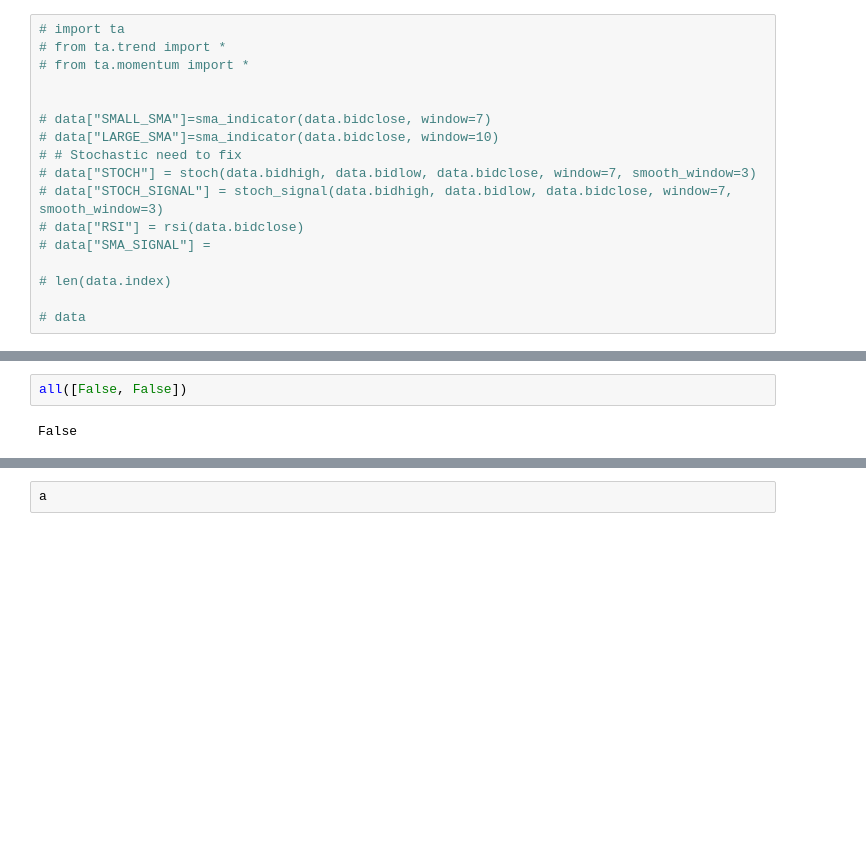
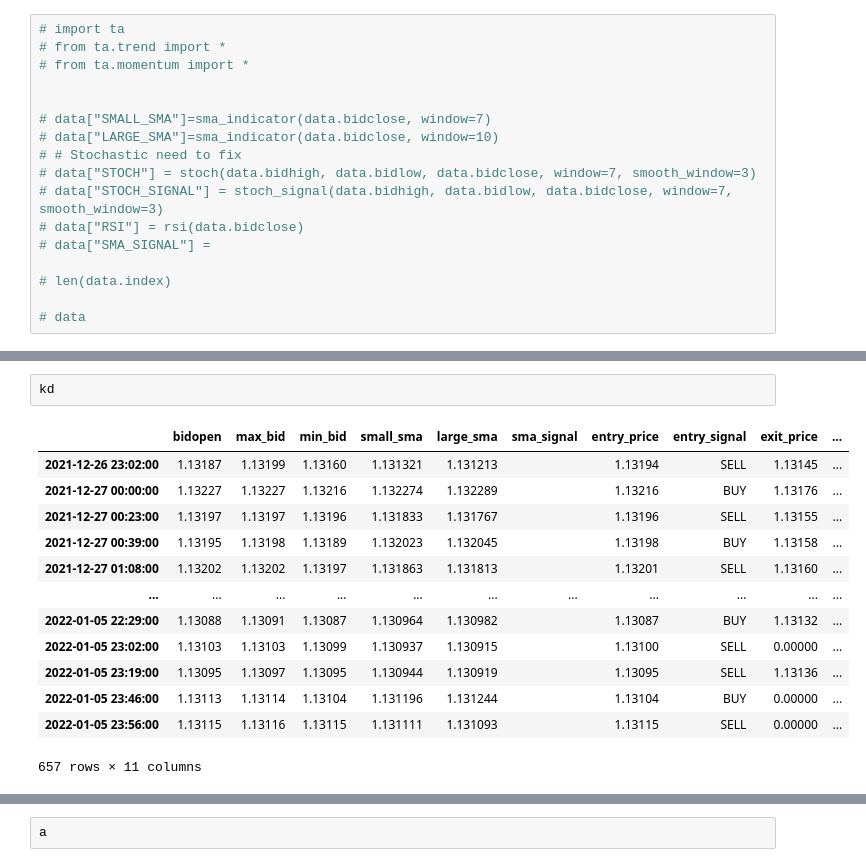
Before and after one commit to sonupal129/affinity, a Jupyter notebook: algo_test.ipynb, the cells around one changed output, grey strips where cells are left out. Saved outputs shown, nothing was run; the diff lists cells and outputs as text; blank space fills up the shorter version.

```diff
--- a/algo_test.ipynb
+++ b/algo_test.ipynb
@@ -260,5 +293,17 @@ d2.bidopen
 # %%
-all([False, False])
+kd
 # %% [output]
+|  | bidopen | max_bid | min_bid | small_sma | large_sma | sma_signal | entry_price | entry_signal | exit_price | ... |
+| 2021-12-26 23:02:00 | 1.13187 | 1.13199 | 1.13160 | 1.131321 | 1.131213 |  | 1.13194 | SELL | 1.13145 | ... |
+| 2021-12-27 00:00:00 | 1.13227 | 1.13227 | 1.13216 | 1.132274 | 1.132289 |  | 1.13216 | BUY | 1.13176 | ... |
+| 2021-12-27 00:23:00 | 1.13197 | 1.13197 | 1.13196 | 1.131833 | 1.131767 |  | 1.13196 | SELL | 1.13155 | ... |
+| 2021-12-27 00:39:00 | 1.13195 | 1.13198 | 1.13189 | 1.132023 | 1.132045 |  | 1.13198 | BUY | 1.13158 | ... |
+| 2021-12-27 01:08:00 | 1.13202 | 1.13202 | 1.13197 | 1.131863 | 1.131813 |  | 1.13201 | SELL | 1.13160 | ... |
+| ... | ... | ... | ... | ... | ... | ... | ... | ... | ... | ... |
+| 2022-01-05 22:29:00 | 1.13088 | 1.13091 | 1.13087 | 1.130964 | 1.130982 |  | 1.13087 | BUY | 1.13132 | ... |
+| 2022-01-05 23:02:00 | 1.13103 | 1.13103 | 1.13099 | 1.130937 | 1.130915 |  | 1.13100 | SELL | 0.00000 | ... |
+| 2022-01-05 23:19:00 | 1.13095 | 1.13097 | 1.13095 | 1.130944 | 1.130919 |  | 1.13095 | SELL | 1.13136 | ... |
+| 2022-01-05 23:46:00 | 1.13113 | 1.13114 | 1.13104 | 1.131196 | 1.131244 |  | 1.13104 | BUY | 0.00000 | ... |
+| 2022-01-05 23:56:00 | 1.13115 | 1.13116 | 1.13115 | 1.131111 | 1.131093 |  | 1.13115 | SELL | 0.00000 | ... |
-False
+657 rows × 11 columns
 # %%
```
Also changed, not shown: parts of 9 cells of this notebook, 13 other files.
